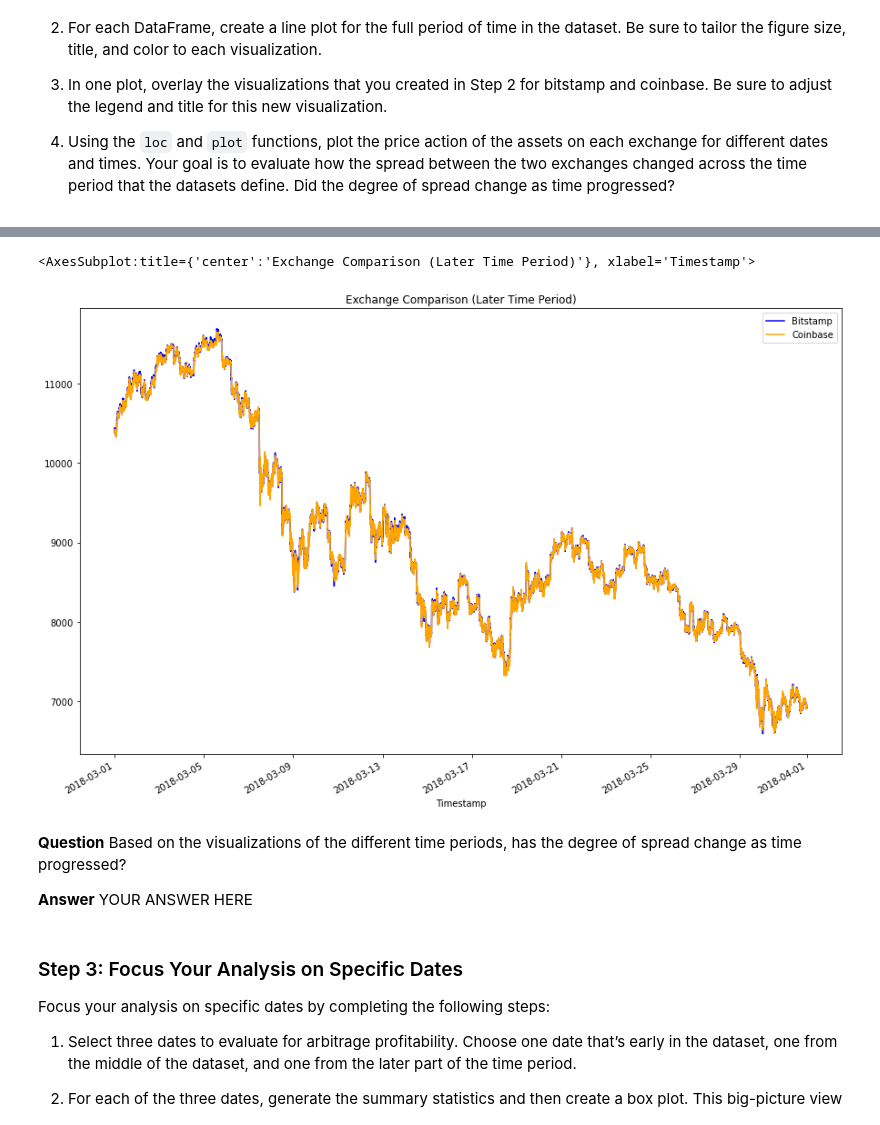
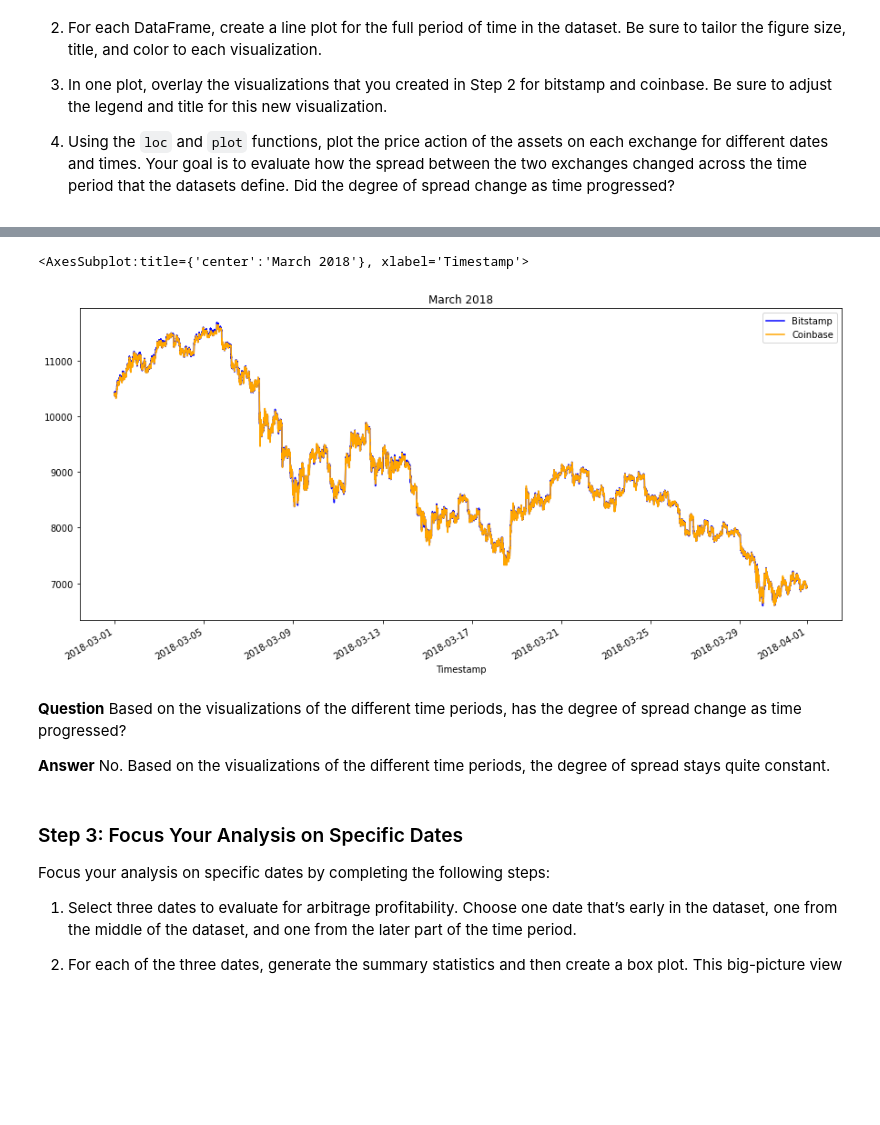
Before and after one commit to MAB-BCN/Challenge-3, a Jupyter notebook: crypto_arbitrage.ipynb, the cells around one changed output, grey strips where cells are left out. Saved outputs shown, nothing was run; the diff lists cells and outputs as text; code cells hidden in the pictures; blank space fills up the shorter version.

```diff
--- a/crypto_arbitrage.ipynb
+++ b/crypto_arbitrage.ipynb
@@ -266,15 +276,18 @@ Sort through the time series data associated with the bitstamp and coinbase Data
 # %%
 # Using the loc and plot functions, create an overlay plot that visualizes
 # the price action of both DataFrames for a one month period later in the dataset
 # Be sure to include the parameters: legend, figure size, title, and color and label
-# YOUR CODE HERE
+bitstamp['Close'].loc["2018-03-01":"2018-04-01"].plot(
+    legend=True, figsize=(15, 7), title="March 2018", color="blue", label="Bitstamp")
+coinbase['Close'].loc["2018-03-01":"2018-04-01"].plot(
+    legend=True, figsize=(15, 7), color="orange", label="Coinbase")
 # %% [output]
-<AxesSubplot:title={'center':'Exchange Comparison (Later Time Period)'}, xlabel='Timestamp'>
+<AxesSubplot:title={'center':'March 2018'}, xlabel='Timestamp'>
-[figure, old version]
+[figure, new version]
 # %% [markdown]
 **Question** Based on the visualizations of the different time periods, has the degree of spread change as time progressed?
 
-**Answer** YOUR ANSWER HERE
+**Answer** No. Based on the visualizations of the different time periods, the degree of spread stays quite constant.
 # %% [markdown]
 ### Step 3: Focus Your Analysis on Specific Dates
 
```
Also changed, not shown: parts of 27 cells of this notebook, 1 other file.
